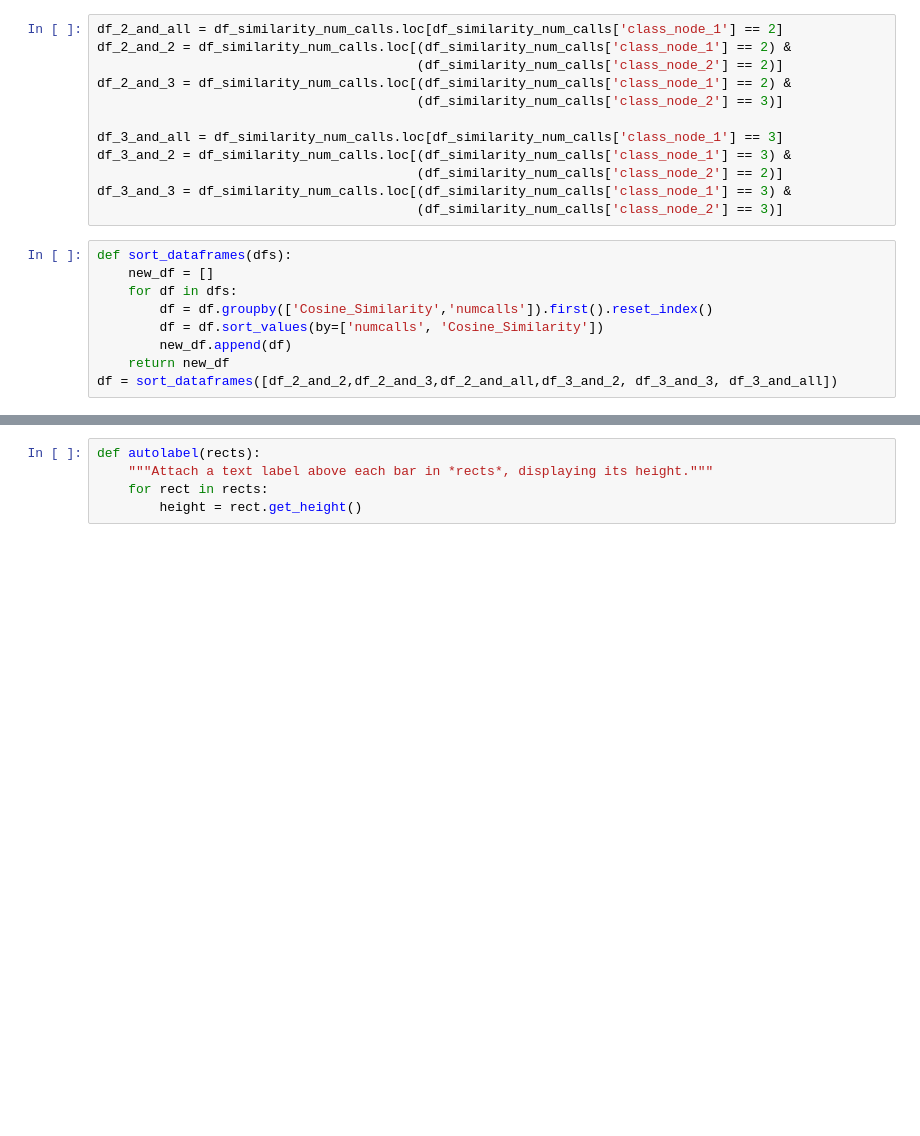
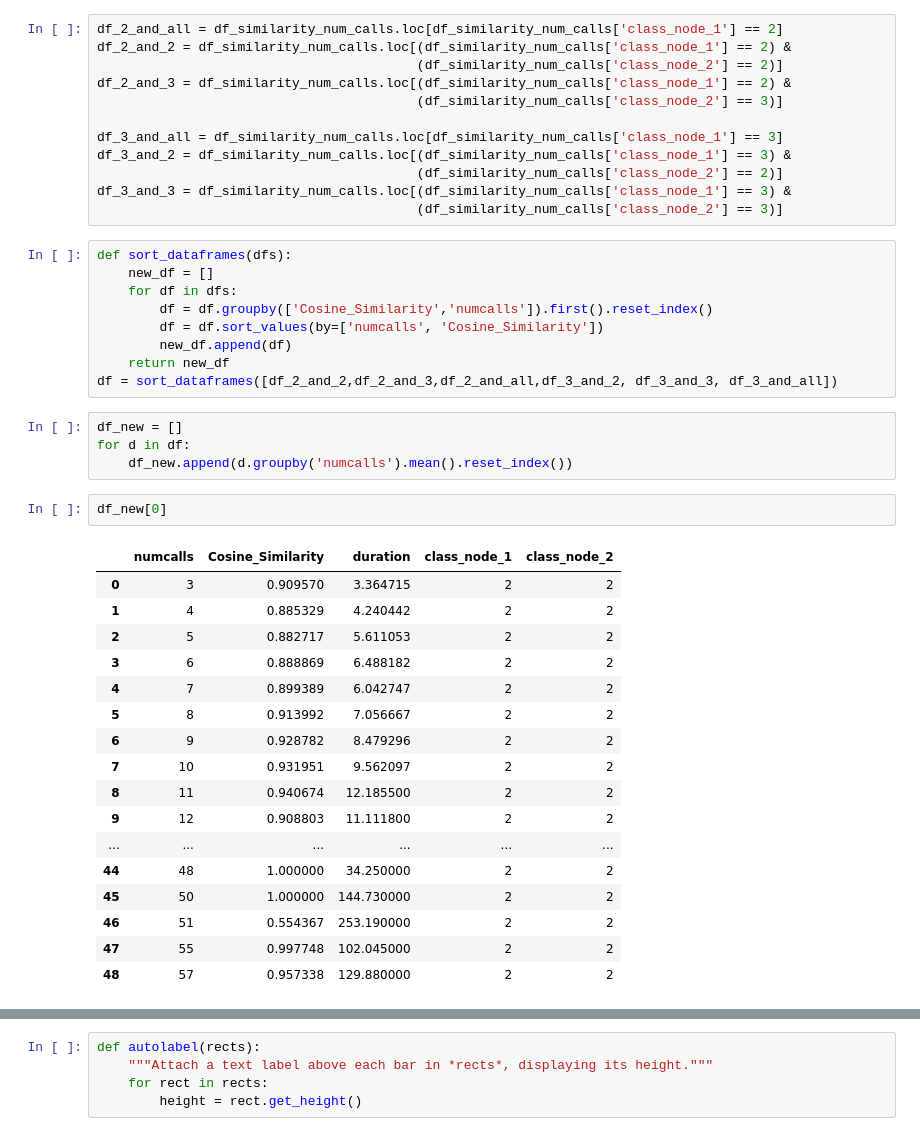
Before and after one commit to ghmc91/Projeto_Mestrado, a Jupyter notebook: Location_Matrix.ipynb, the cells around one changed output, grey strips where cells are left out. Saved outputs shown, nothing was run; the diff lists cells and outputs as text; blank space fills up the shorter version.

```diff
--- a/Location_Matrix.ipynb
+++ b/Location_Matrix.ipynb
@@ -269,4 +177,28 @@ def sort_dataframes(dfs):
         new_df.append(df)
     return new_df
 df = sort_dataframes([df_2_and_2,df_2_and_3,df_2_and_all,df_3_and_2, df_3_and_3, df_3_and_all])
+# %%
+df_new = []
+for d in df:
+    df_new.append(d.groupby('numcalls').mean().reset_index())
+# %%
+df_new[0]
+# %% [output]
+|  | numcalls | Cosine_Similarity | duration | class_node_1 | class_node_2 |
+| 0 | 3 | 0.909570 | 3.364715 | 2 | 2 |
+| 1 | 4 | 0.885329 | 4.240442 | 2 | 2 |
+| 2 | 5 | 0.882717 | 5.611053 | 2 | 2 |
+| 3 | 6 | 0.888869 | 6.488182 | 2 | 2 |
+| 4 | 7 | 0.899389 | 6.042747 | 2 | 2 |
+| 5 | 8 | 0.913992 | 7.056667 | 2 | 2 |
+| 6 | 9 | 0.928782 | 8.479296 | 2 | 2 |
+| 7 | 10 | 0.931951 | 9.562097 | 2 | 2 |
+| 8 | 11 | 0.940674 | 12.185500 | 2 | 2 |
+| 9 | 12 | 0.908803 | 11.111800 | 2 | 2 |
+| ... | ... | ... | ... | ... | ... |
+| 44 | 48 | 1.000000 | 34.250000 | 2 | 2 |
+| 45 | 50 | 1.000000 | 144.730000 | 2 | 2 |
+| 46 | 51 | 0.554367 | 253.190000 | 2 | 2 |
+| 47 | 55 | 0.997748 | 102.045000 | 2 | 2 |
+| 48 | 57 | 0.957338 | 129.880000 | 2 | 2 |
 # %%
```
Also changed, not shown: parts of 21 cells of this notebook, 14 other files.
